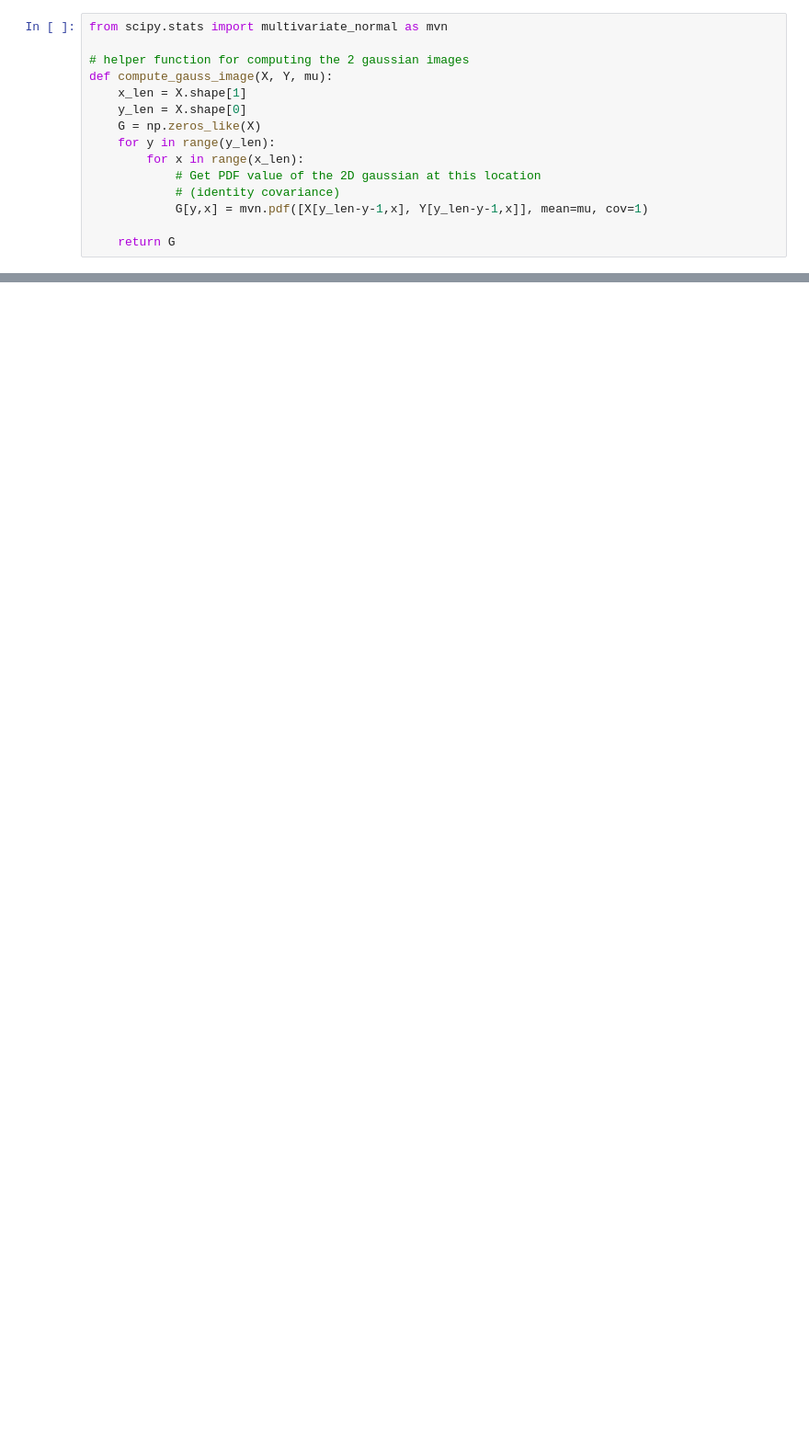
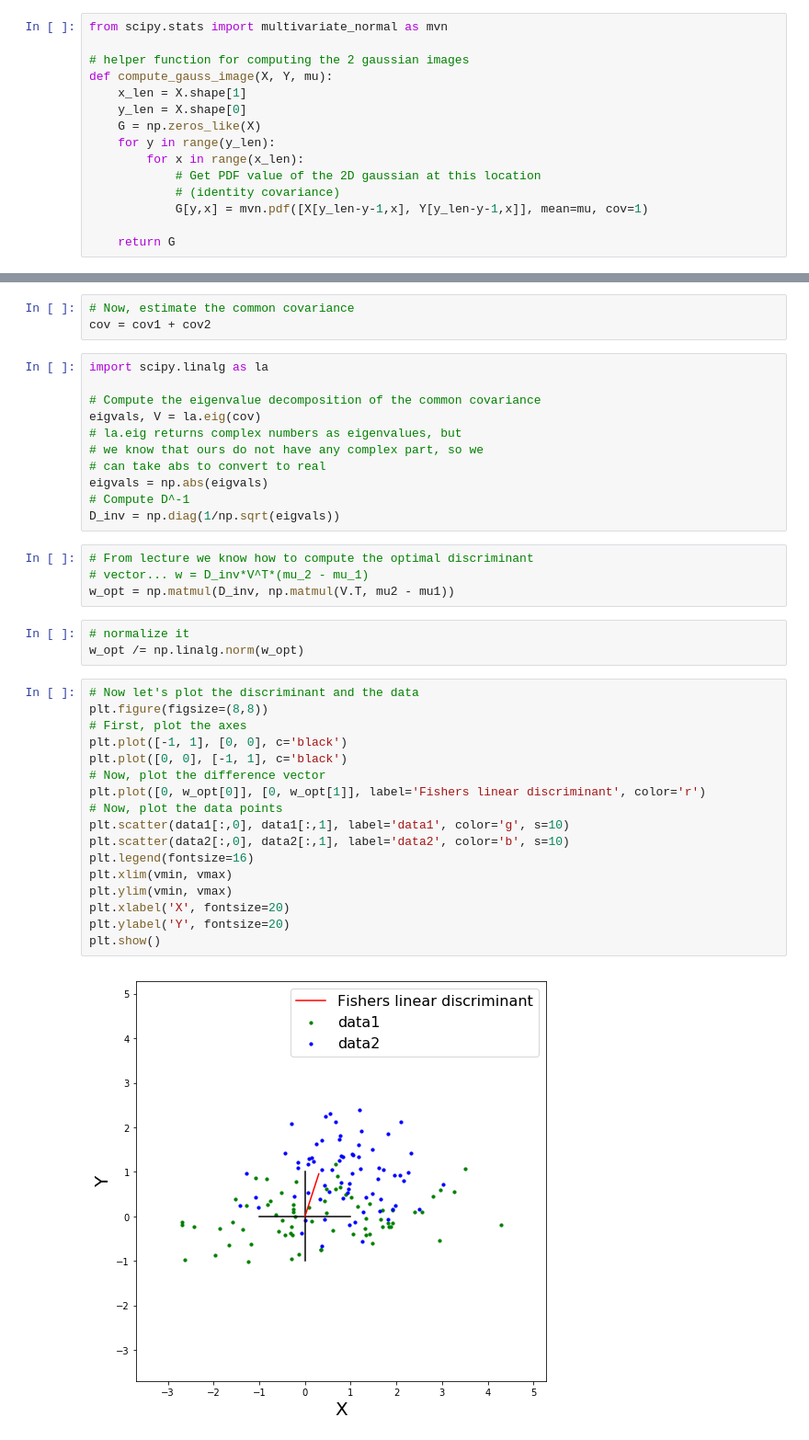
Before and after one commit to rfeinman/hw-mathtools, a Jupyter notebook: Feinman_Reuben_HW6/hw6.ipynb, the cells around one changed output, grey strips where cells are left out. Shown at 92% size. Saved outputs shown, nothing was run; the diff lists cells and outputs as text; blank space fills up the shorter version.

```diff
--- a/Feinman_Reuben_HW6/hw6.ipynb
+++ b/Feinman_Reuben_HW6/hw6.ipynb
@@ -638,0 +692,40 @@ Here, the white corresponds to all of the locations where we'd classify as type
+# %%
+# Now, estimate the common covariance
+cov = cov1 + cov2
+# %%
+import scipy.linalg as la
+
+# Compute the eigenvalue decomposition of the common covariance
+eigvals, V = la.eig(cov)
+# la.eig returns complex numbers as eigenvalues, but
+# we know that ours do not have any complex part, so we
+# can take abs to convert to real
+eigvals = np.abs(eigvals)
+# Compute D^-1
+D_inv = np.diag(1/np.sqrt(eigvals))
+# %%
+# From lecture we know how to compute the optimal discriminant
+# vector... w = D_inv*V^T*(mu_2 - mu_1)
+w_opt = np.matmul(D_inv, np.matmul(V.T, mu2 - mu1))
+# %%
+# normalize it
+w_opt /= np.linalg.norm(w_opt)
+# %%
+# Now let's plot the discriminant and the data
+plt.figure(figsize=(8,8))
+# First, plot the axes
+plt.plot([-1, 1], [0, 0], c='black')
+plt.plot([0, 0], [-1, 1], c='black')
+# Now, plot the difference vector
+plt.plot([0, w_opt[0]], [0, w_opt[1]], label='Fishers linear discriminant', color='r')
+# Now, plot the data points
+plt.scatter(data1[:,0], data1[:,1], label='data1', color='g', s=10)
+plt.scatter(data2[:,0], data2[:,1], label='data2', color='b', s=10)
+plt.legend(fontsize=16)
+plt.xlim(vmin, vmax)
+plt.ylim(vmin, vmax)
+plt.xlabel('X', fontsize=20)
+plt.ylabel('Y', fontsize=20)
+plt.show()
+# %% [output]
+[figure, added]
```
Also changed, not shown: parts of 18 cells of this notebook.
